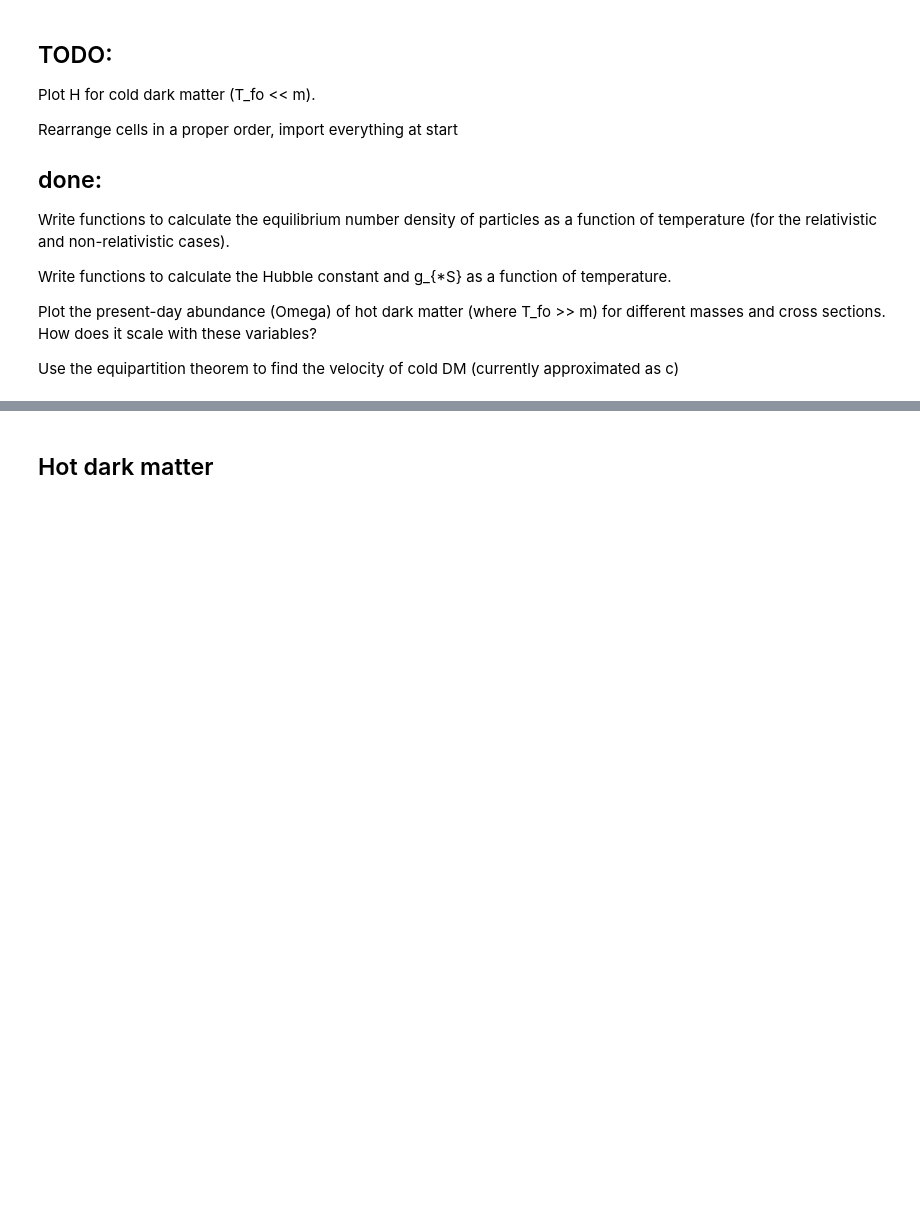
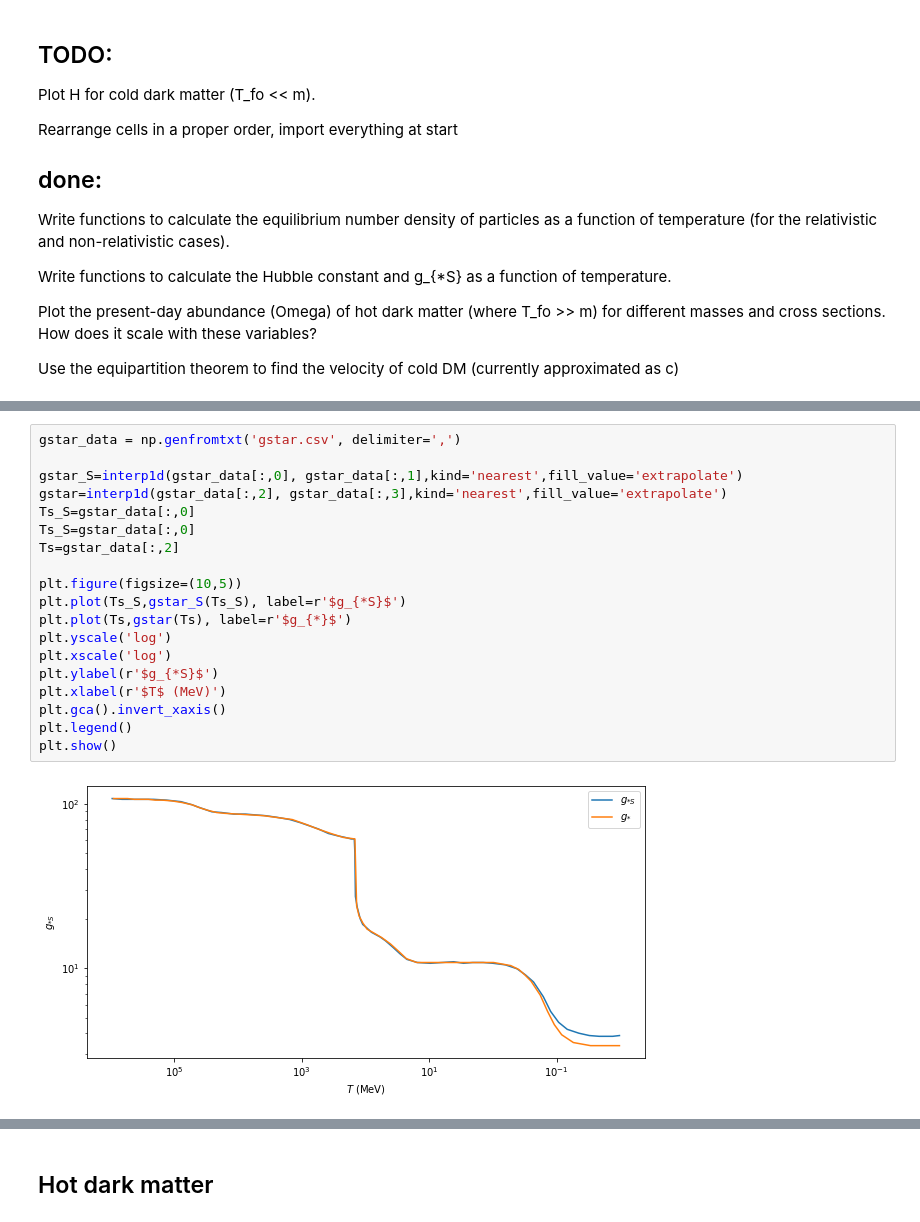
Before and after one commit to adam-coogan/gss19_subhalos, a Jupyter notebook: week_1/anders.ipynb, the cells around one changed output, grey strips where cells are left out. Saved outputs shown, nothing was run; the diff lists cells and outputs as text; blank space fills up the shorter version.

```diff
--- a/week_1/anders.ipynb
+++ b/week_1/anders.ipynb
@@ -31,0 +27,21 @@ def gstar(T):
+# %%
+gstar_data = np.genfromtxt('gstar.csv', delimiter=',')
+
+gstar_S=interp1d(gstar_data[:,0], gstar_data[:,1],kind='nearest',fill_value='extrapolate')
+gstar=interp1d(gstar_data[:,2], gstar_data[:,3],kind='nearest',fill_value='extrapolate')
+Ts_S=gstar_data[:,0]
+Ts_S=gstar_data[:,0]
+Ts=gstar_data[:,2]
+
+plt.figure(figsize=(10,5))
+plt.plot(Ts_S,gstar_S(Ts_S), label=r'$g_{*S}$')
+plt.plot(Ts,gstar(Ts), label=r'$g_{*}$')
+plt.yscale('log')
+plt.xscale('log')
+plt.ylabel(r'$g_{*S}$')
+plt.xlabel(r'$T$ (MeV)')
+plt.gca().invert_xaxis()
+plt.legend()
+plt.show()
+# %% [output]
+[figure, added]
```
Also changed, not shown: parts of 11 cells of this notebook.
